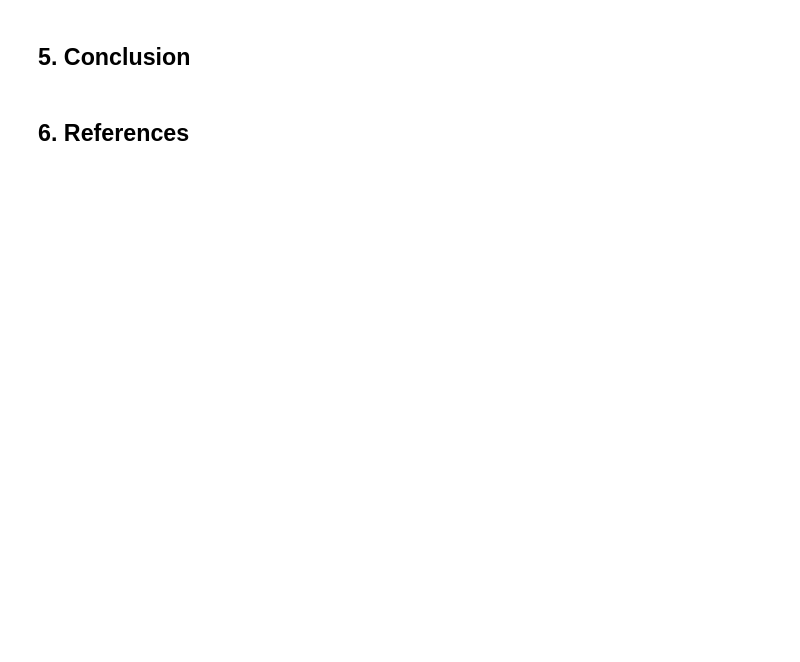
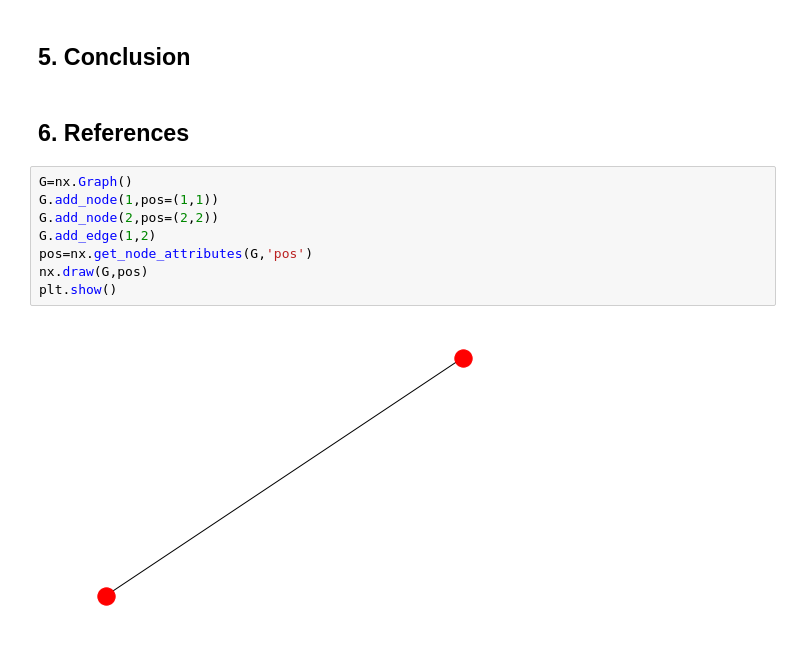
Before and after one commit to TakuKaneda/P2P-project, a Jupyter notebook: P2P-ver2.ipynb, the cells around one changed output. Drawn from its saved outputs; the diff is of its cells as text; blank space fills up the shorter version.

```diff
--- a/P2P-ver2.ipynb
+++ b/P2P-ver2.ipynb
@@ -128,3 +232,13 @@ Approx capacity rate    : $586.909
 ## 5. Conclusion
 # %% [markdown]
 ## 6. References
+# %%
+G=nx.Graph()
+G.add_node(1,pos=(1,1))
+G.add_node(2,pos=(2,2))
+G.add_edge(1,2)
+pos=nx.get_node_attributes(G,'pos')
+nx.draw(G,pos)
+plt.show()
+# %% [output]
+[figure, added]
```
Also changed, not shown: parts of 9 cells of this notebook.
